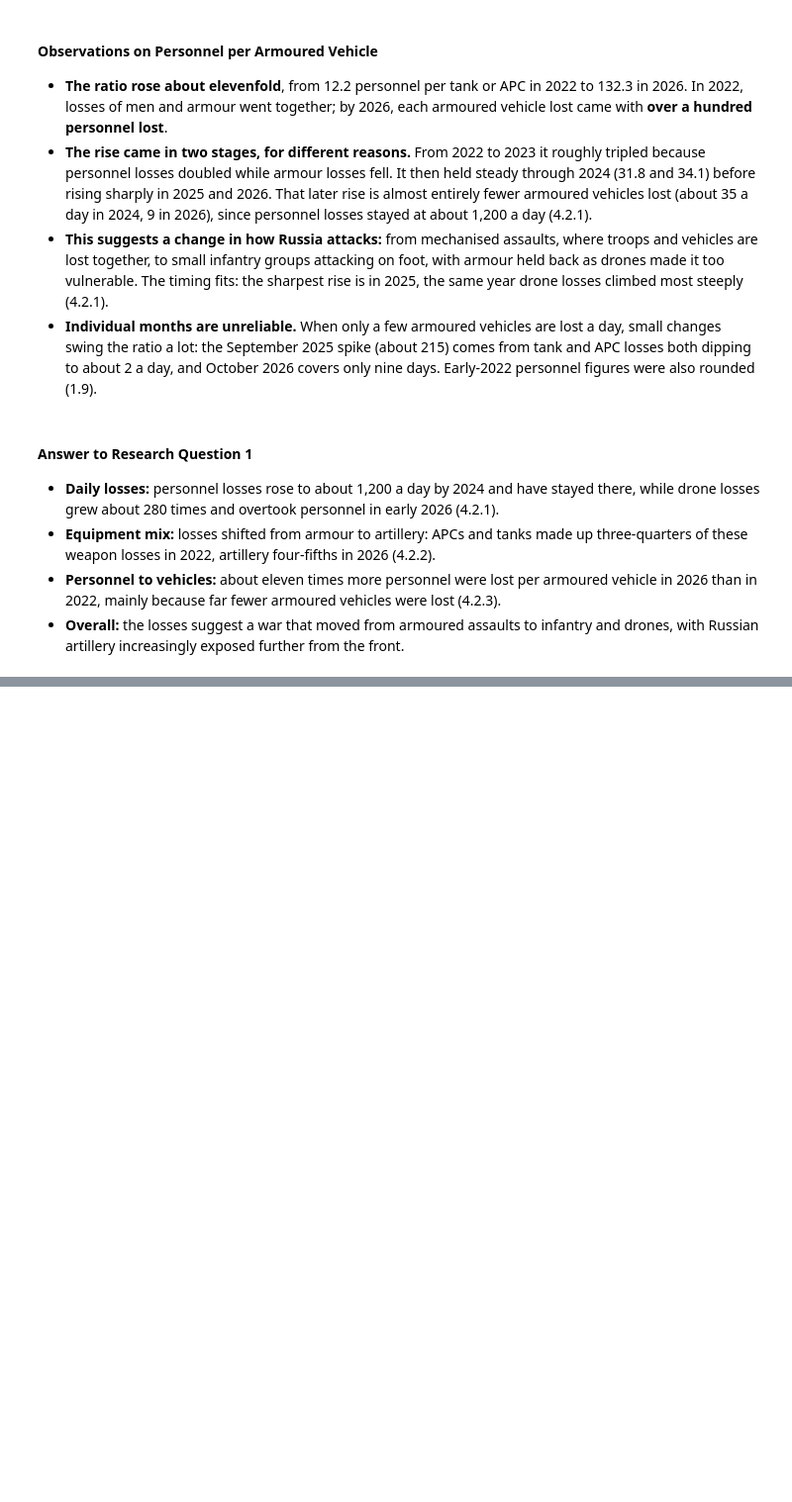
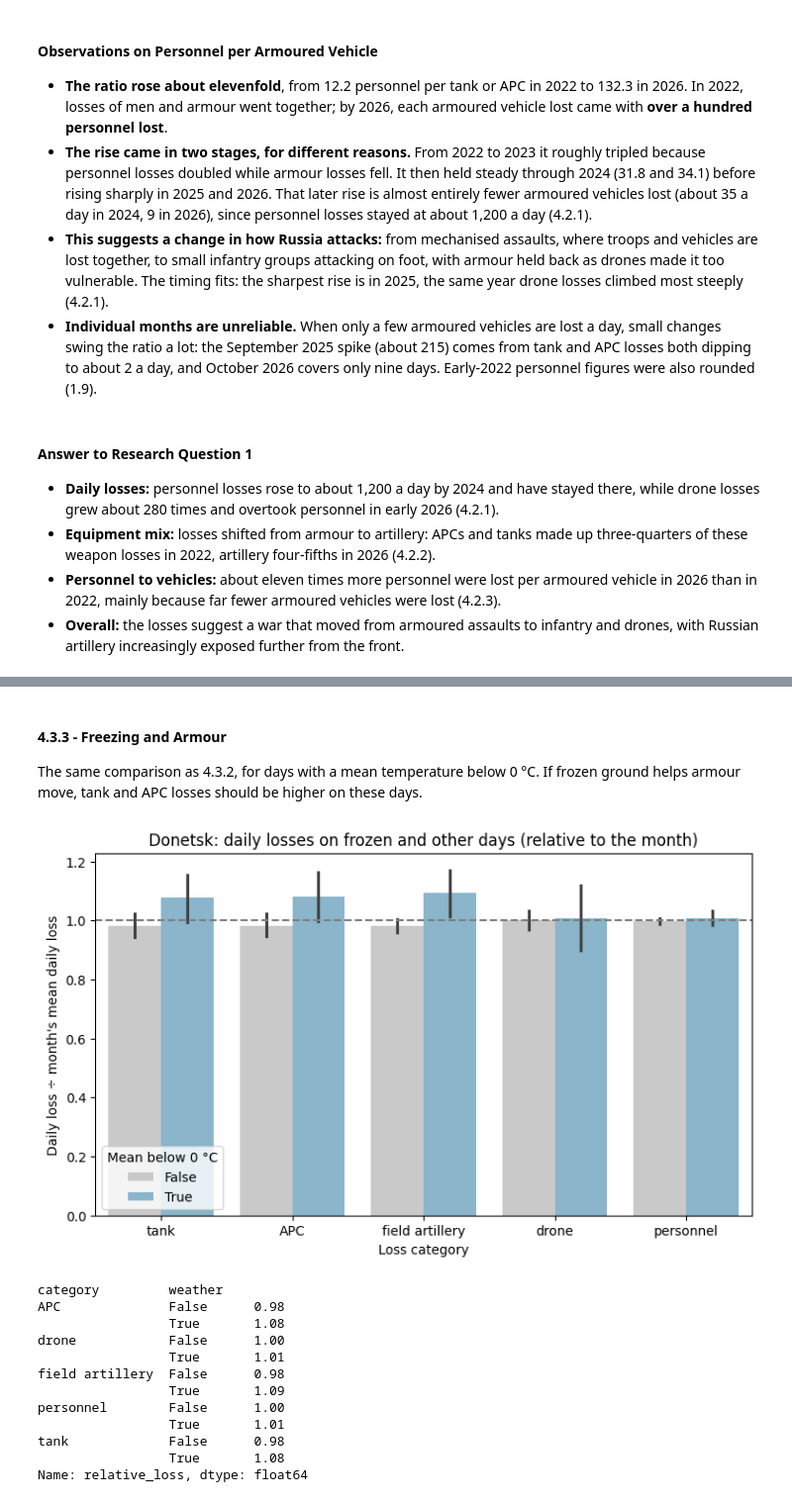
Before and after one commit to ABROCK1516/Ukraine-Losses-Weather, a Jupyter notebook: Ukraine_Losses_Weather.ipynb, the cells around one changed output, grey strips where cells are left out. Shown at 99% size. Saved outputs shown, nothing was run; the diff lists cells and outputs as text; code cells hidden in the pictures; blank space fills up the shorter version.

```diff
--- a/Ukraine_Losses_Weather.ipynb
+++ b/Ukraine_Losses_Weather.ipynb
@@ -2507,0 +2648,31 @@ dtype: float64
+# %% [markdown]
+#### **4.3.3 - Freezing and Armour**
+The same comparison as 4.3.2, for days with a mean temperature below 0 °C. If frozen ground helps armour move, tank and APC losses should be higher on these days.
+# %%
+part = long[(long["station"] == "donetsk") & (long["condition"] == "frozen")]  # Donetsk, frozen days
+
+plt.figure(figsize=(9, 5))
+sns.barplot(data=part, x="category", y="relative_loss", hue="weather", seed=0,
+            palette={False: "#c9c9c9", True: "#7fb8d6"})  # grey = not frozen, icy blue = frozen
+plt.axhline(1, color="grey", linestyle="--")  # 1.0 = a normal day for the month
+plt.title("Donetsk: daily losses on frozen and other days (relative to the month)")
+plt.xlabel("Loss category")
+plt.ylabel("Daily loss ÷ month's mean daily loss")
+plt.legend(title="Mean below 0 °C")
+plt.show()
+
+print(part.groupby(["category", "weather"])["relative_loss"].mean().round(2))  # the bar heights, for quoting
+# %% [output]
+[figure, added]
+category         weather
+APC              False      0.98
+                 True       1.08
+drone            False      1.00
+                 True       1.01
+field artillery  False      0.98
+                 True       1.09
+personnel        False      1.00
+                 True       1.01
+tank             False      0.98
+                 True       1.08
+Name: relative_loss, dtype: float64
```
Also changed, not shown: parts of 20 cells of this notebook.
